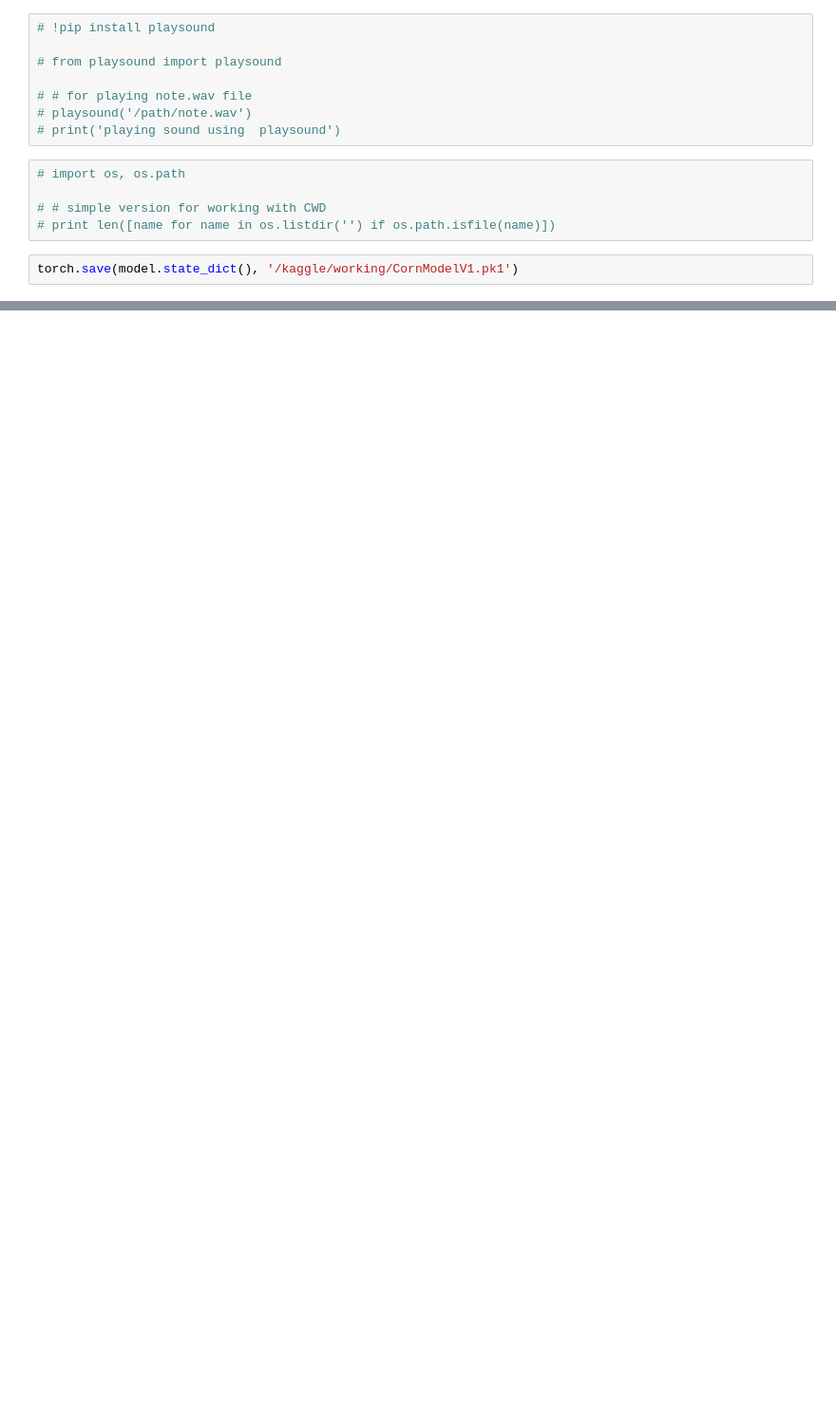
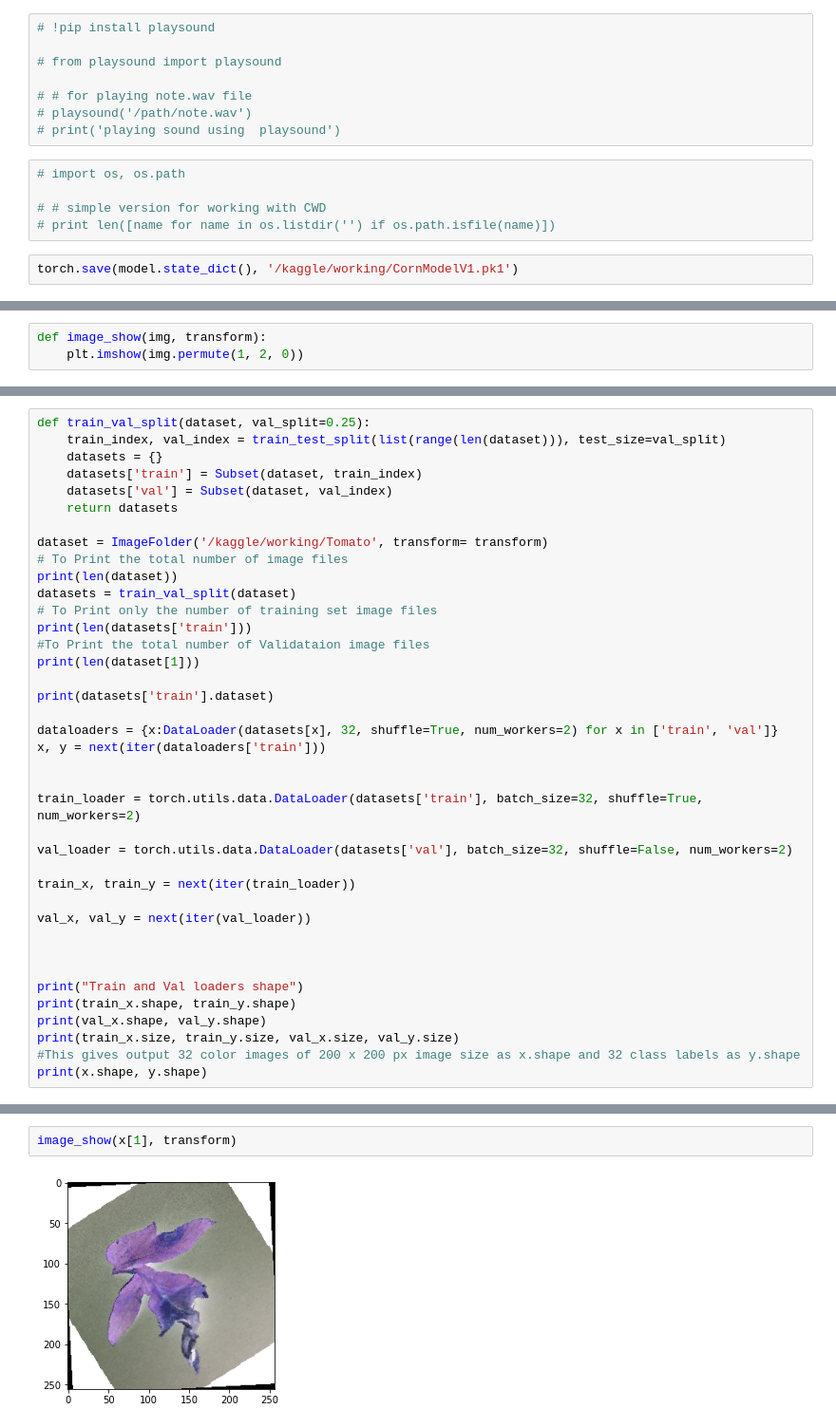
Before and after one commit to Manjuphoenix/ML_team_buzz, a Jupyter notebook: custom-model-for-corn-dataset-calculated-improved accuracy-better model.ipynb, the cells around one changed output, grey strips where cells are left out. Shown at 95% size. Cells and saved outputs as stored; diff of their text form; blank space fills up the shorter version.

Commit message:
Kaggle Notebook | Custom model for Corn dataset with 2 CNN layer | Version 21

```diff
--- a/custom-model-for-corn-dataset-calculated-improved accuracy-better model.ipynb
+++ b/custom-model-for-corn-dataset-calculated-improved accuracy-better model.ipynb
@@ -284,0 +275,3 @@ FileLink(r'CornModelV1.pk1')
+# %%
+def image_show(img, transform):
+    plt.imshow(img.permute(1, 2, 0))
@@ -284,0 +292,39 @@ FileLink(r'CornModelV1.pk1')
+# %%
+def train_val_split(dataset, val_split=0.25):
+    train_index, val_index = train_test_split(list(range(len(dataset))), test_size=val_split)
+    datasets = {}
+    datasets['train'] = Subset(dataset, train_index)
+    datasets['val'] = Subset(dataset, val_index)
+    return datasets
+
+dataset = ImageFolder('/kaggle/working/Tomato', transform= transform)
+# To Print the total number of image files
+print(len(dataset))
+datasets = train_val_split(dataset)
+# To Print only the number of training set image files
+print(len(datasets['train']))
+#To Print the total number of Validataion image files
+print(len(dataset[1]))
+
+print(datasets['train'].dataset)
+
+dataloaders = {x:DataLoader(datasets[x], 32, shuffle=True, num_workers=2) for x in ['train', 'val']}
+x, y = next(iter(dataloaders['train']))
+
+
+train_loader = torch.utils.data.DataLoader(datasets['train'], batch_size=32, shuffle=True, num_workers=2)
+
+val_loader = torch.utils.data.DataLoader(datasets['val'], batch_size=32, shuffle=False, num_workers=2)
+
+train_x, train_y = next(iter(train_loader))
+
+val_x, val_y = next(iter(val_loader))
+
+
+
+print("Train and Val loaders shape")
+print(train_x.shape, train_y.shape)
+print(val_x.shape, val_y.shape)
+print(train_x.size, train_y.size, val_x.size, val_y.size)
+#This gives output 32 color images of 200 x 200 px image size as x.shape and 32 class labels as y.shape
+print(x.shape, y.shape)
@@ -284,0 +352,4 @@ FileLink(r'CornModelV1.pk1')
+# %%
+image_show(x[1], transform)
+# %% [output]
+[figure, added]
```
Also changed, not shown: parts of 17 cells of this notebook.
